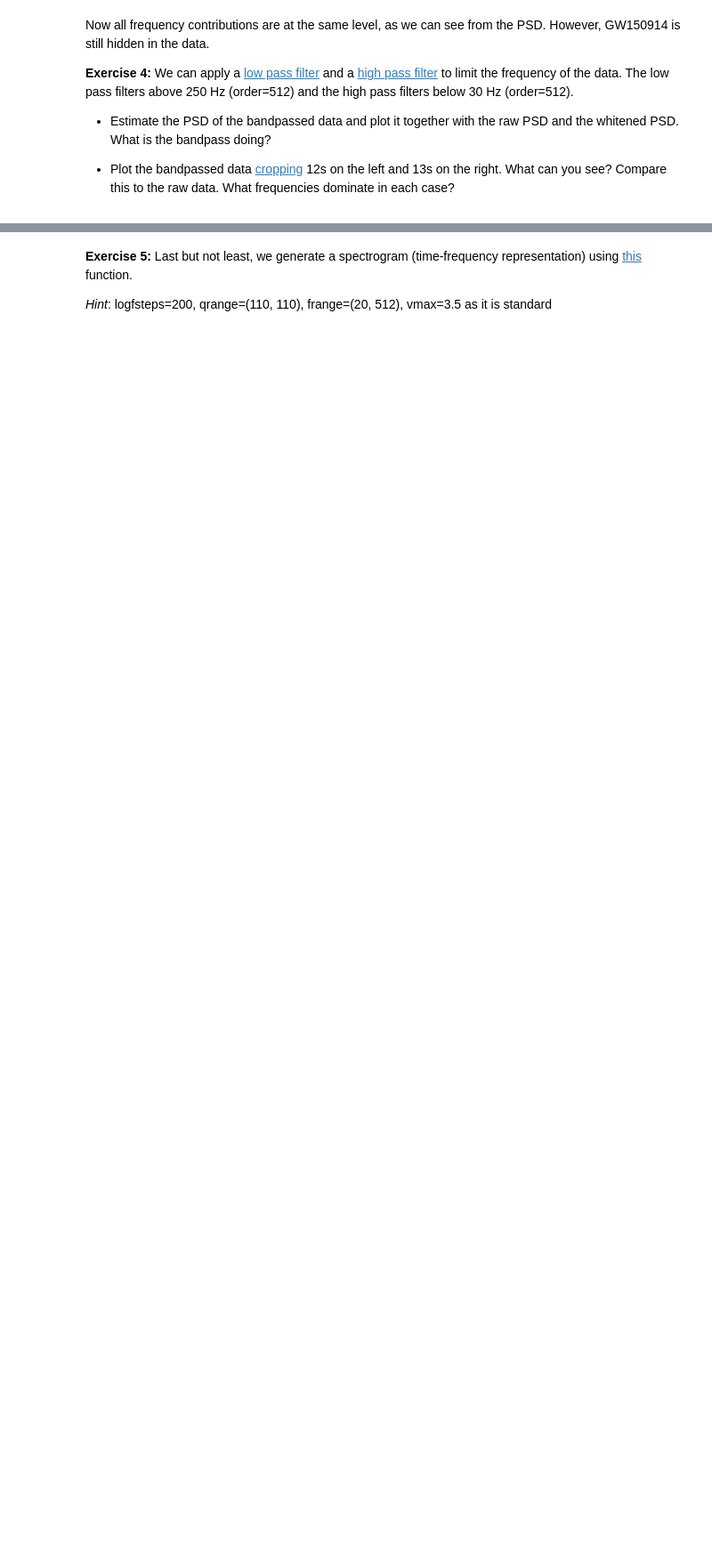
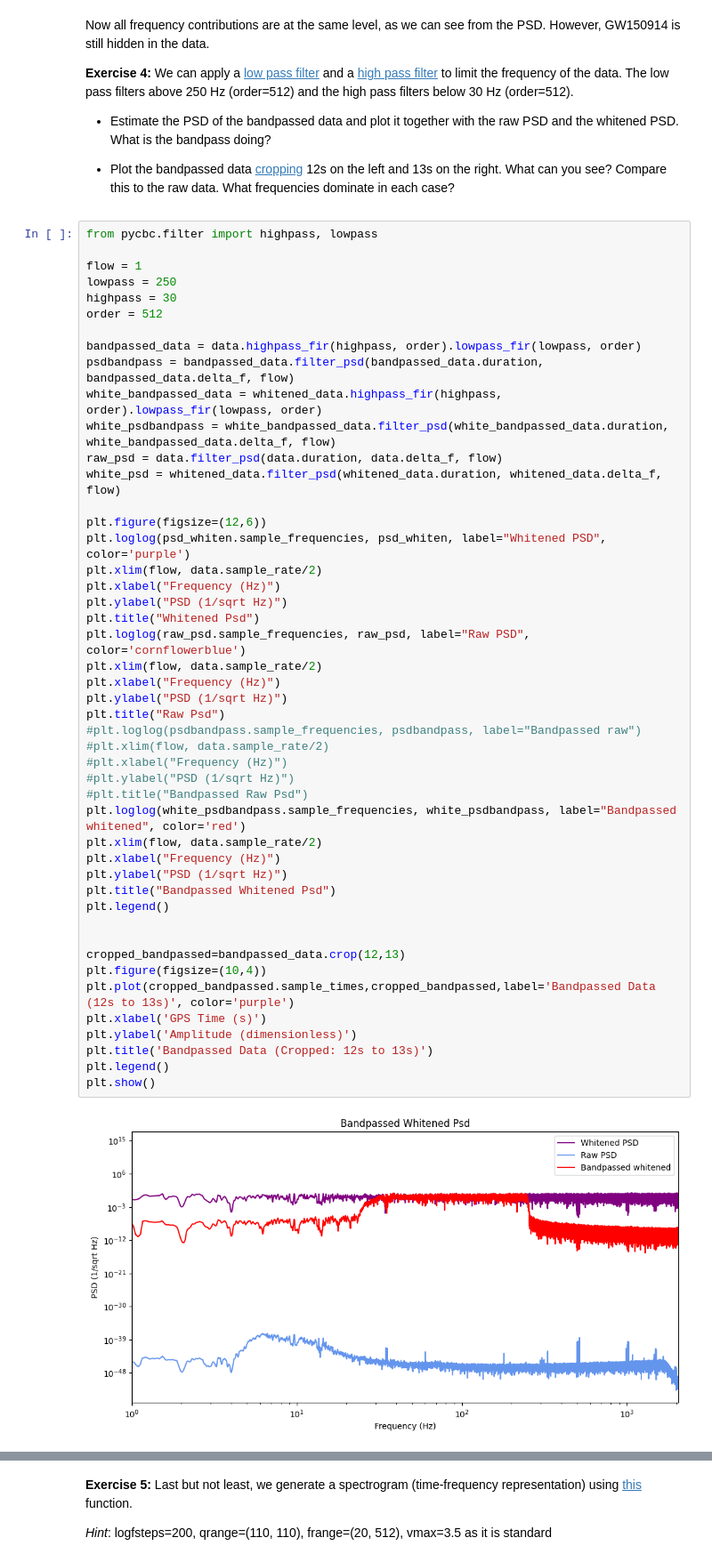
Before and after one commit to lisamadeddu/lisa-PRA3024, a Jupyter notebook: GW_tutorial_2_detector_noise_PSD.ipynb, the cells around one changed output, grey strips where cells are left out. Shown at 89% size. Drawn from its saved outputs; the diff is of its cells as text; blank space fills up the shorter version.

```diff
--- a/GW_tutorial_2_detector_noise_PSD.ipynb
+++ b/GW_tutorial_2_detector_noise_PSD.ipynb
@@ -111,3 +178,52 @@ Now all frequency contributions are at the same level, as we can see from the PS
 - Estimate the PSD of the bandpassed data and plot it together with the raw PSD and the whitened PSD. What is the bandpass doing?
 
 - Plot the bandpassed data [cropping](https://pycbc.org/pycbc/latest/html/pycbc.types.html#pycbc.types.timeseries.TimeSeries.crop) 12s on the left and 13s on the right. What can you see? Compare this to the raw data. What frequencies dominate in each case?
+# %%
+from pycbc.filter import highpass, lowpass
+
+flow = 1
+lowpass = 250
+highpass = 30
+order = 512
+
+bandpassed_data = data.highpass_fir(highpass, order).lowpass_fir(lowpass, order)
+psdbandpass = bandpassed_data.filter_psd(bandpassed_data.duration, bandpassed_data.delta_f, flow)
+white_bandpassed_data = whitened_data.highpass_fir(highpass, order).lowpass_fir(lowpass, order)
+white_psdbandpass = white_bandpassed_data.filter_psd(white_bandpassed_data.duration, white_bandpassed_data.delta_f, flow)
+raw_psd = data.filter_psd(data.duration, data.delta_f, flow)
+white_psd = whitened_data.filter_psd(whitened_data.duration, whitened_data.delta_f, flow)
+
+plt.figure(figsize=(12,6))
+plt.loglog(psd_whiten.sample_frequencies, psd_whiten, label="Whitened PSD", color='purple')
+plt.xlim(flow, data.sample_rate/2)
+plt.xlabel("Frequency (Hz)")
+plt.ylabel("PSD (1/sqrt Hz)")
+plt.title("Whitened Psd")
+plt.loglog(raw_psd.sample_frequencies, raw_psd, label="Raw PSD", color='cornflowerblue')
+plt.xlim(flow, data.sample_rate/2)
+plt.xlabel("Frequency (Hz)")
+plt.ylabel("PSD (1/sqrt Hz)")
+plt.title("Raw Psd")
+#plt.loglog(psdbandpass.sample_frequencies, psdbandpass, label="Bandpassed raw")
+#plt.xlim(flow, data.sample_rate/2)
+#plt.xlabel("Frequency (Hz)")
+#plt.ylabel("PSD (1/sqrt Hz)")
+#plt.title("Bandpassed Raw Psd")
+plt.loglog(white_psdbandpass.sample_frequencies, white_psdbandpass, label="Bandpassed whitened", color='red')
+plt.xlim(flow, data.sample_rate/2)
+plt.xlabel("Frequency (Hz)")
+plt.ylabel("PSD (1/sqrt Hz)")
+plt.title("Bandpassed Whitened Psd")
+plt.legend()
+
+
+cropped_bandpassed=bandpassed_data.crop(12,13)
+plt.figure(figsize=(10,4))
+plt.plot(cropped_bandpassed.sample_times,cropped_bandpassed,label='Bandpassed Data (12s to 13s)', color='purple')
+plt.xlabel('GPS Time (s)')
+plt.ylabel('Amplitude (dimensionless)')
+plt.title('Bandpassed Data (Cropped: 12s to 13s)')
+plt.legend()
+plt.show()
+# %% [output]
+[figure, added]
```
Also changed, not shown: parts of 5 cells of this notebook.
